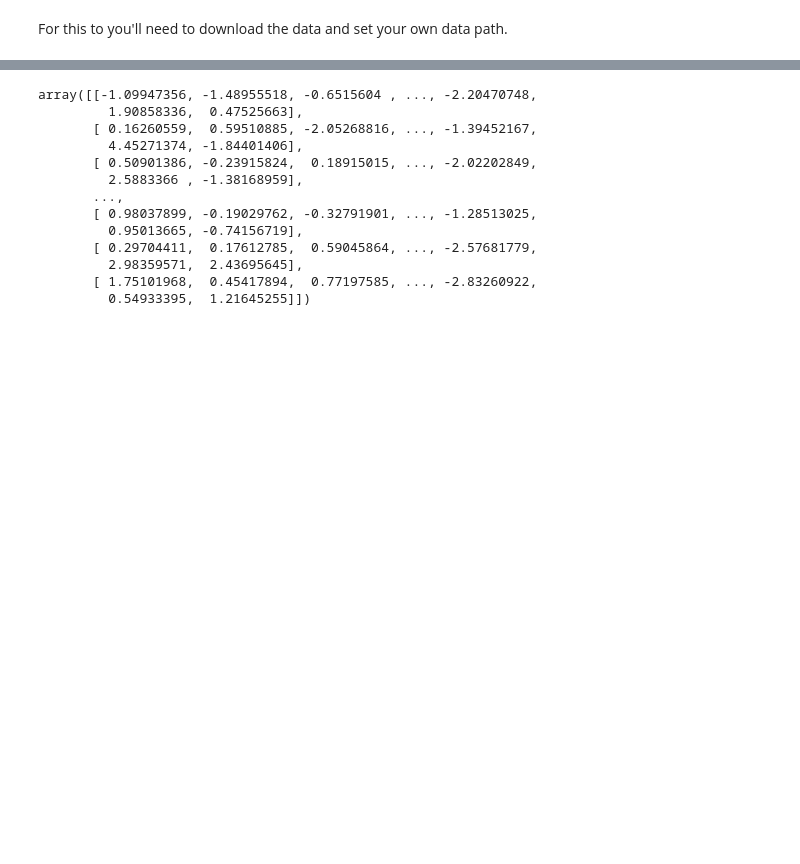
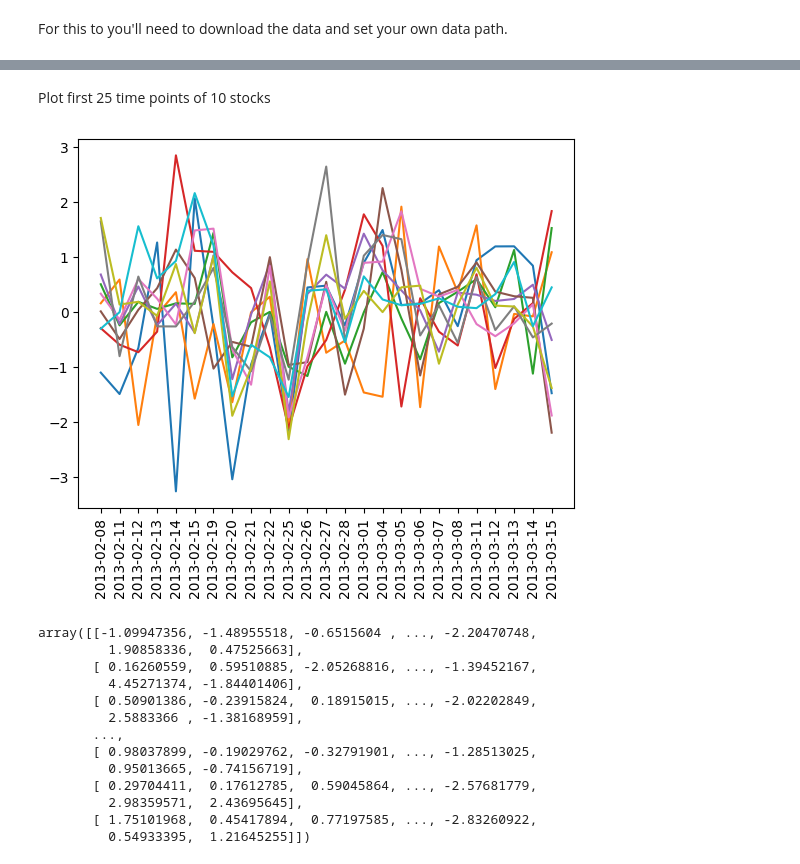
Before and after one commit to anniegray52/relastat, a Jupyter notebook: docs/source/examples/time_series.ipynb, the cells around one changed output, grey strips where cells are left out. Saved outputs shown, nothing was run; the diff lists cells and outputs as text; code cells hidden in the pictures; blank space fills up the shorter version.

```diff
--- a/docs/source/examples/time_series.ipynb
+++ b/docs/source/examples/time_series.ipynb
@@ -19,3 +22,17 @@ Y, attributes = rs.matrix_from_time_series(data, 'date')
+# %%
+names = [attr['name'] for attr in attributes[0]]
+times = [attr['time'] for attr in attributes[1]]
+# %% [markdown]
+Plot first 25 time points of 10 stocks
+# %%
+import matplotlib.pyplot as plt
+
+for i in range(10):
+    plt.plot(times[:25], Y[i,:25])
+plt.xticks(rotation=90)
+plt.show()
+# %% [output]
+[figure, added]
 # %%
 Y
 # %% [output]
```
Also changed, not shown: parts of 8 cells of this notebook, 6 other files.
